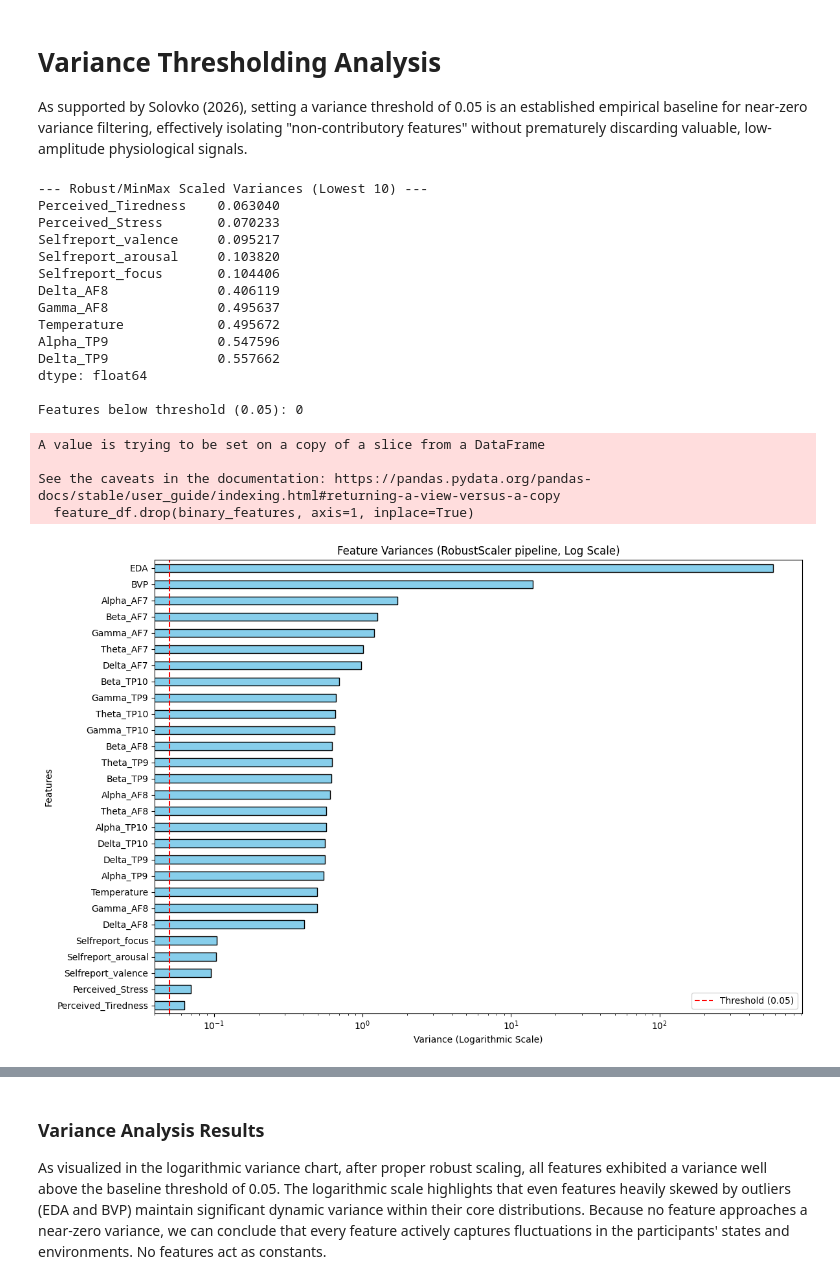
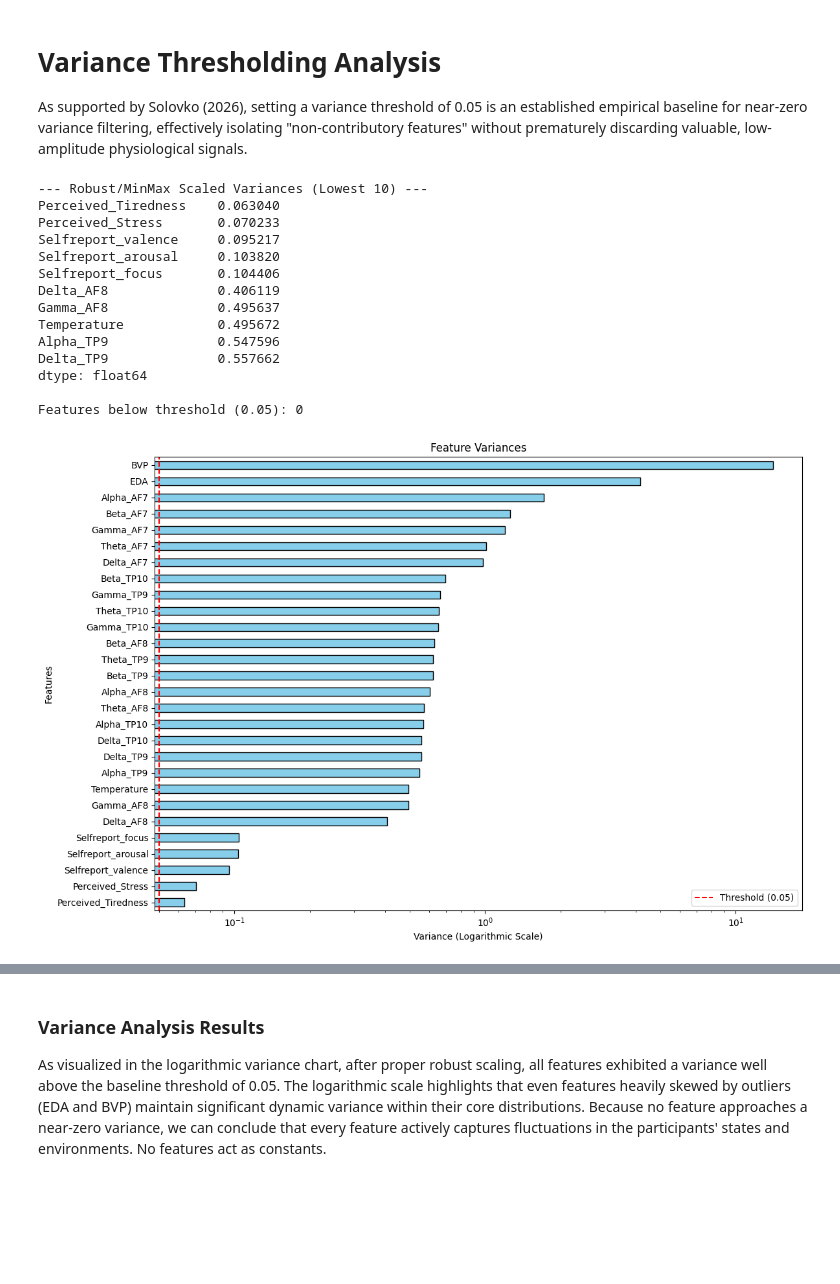
Before and after one commit to alonso284/FER-Study, a Jupyter notebook: model-experimentation/feature_selection_justification.ipynb, the cells around one changed output, grey strips where cells are left out. Saved outputs shown, nothing was run; the diff lists cells and outputs as text; code cells hidden in the pictures; blank space fills up the shorter version.

Commit message:
Remove unnecessary data processing from feature selection justification, and improve md text

```diff
--- a/model-experimentation/feature_selection_justification.ipynb
+++ b/model-experimentation/feature_selection_justification.ipynb
@@ -82,15 +82,9 @@ relevant_columns = [
 df = df[relevant_columns]
 # %%
 sys.path.append("./data-preprocessing")
-from data_preparation import (
-    prepare_data,
-    normalize_signals_with_mediation_baseline,
-    align_lag_signals,
-)
+from data_preparation import prepare_data
 
 # Clean, normalize and align data based on exploratory data analysis and domain knowledge
-df = normalize_signals_with_mediation_baseline(df)
-df = align_lag_signals(df)
 df = prepare_data(df)
 # %%
 # Grab resmasknet_dominant_emotion if you also want the emotion
@@ -297,7 +291,7 @@ survey_features = [
 binary_features = ["Gender", "Wearing_Glasses"]
 
 # Ignore survey data, since low variance would be due to population imbalance from the dataset
-feature_df.drop(binary_features, axis=1, inplace=True)
+feature_df = feature_df.drop(binary_features, axis=1)
 
 # Scale the data using the same preprocessor as training
 preprocessor = ColumnTransformer(
@@ -320,36 +314,32 @@ low_variance_features = scaled_variances[scaled_variances < var_threshold]
 print("--- Robust/MinMax Scaled Variances (Lowest 10) ---")
 print(scaled_variances.head(10))
 print(f"\nFeatures below threshold ({var_threshold}): {len(low_variance_features)}")
 
 # (Outliers in EDA/BVP will cause massive variance spikes, log scale keeps it readable)
 plt.figure(figsize=(12, 8))
 scaled_variances.plot(kind="barh", color="skyblue", edgecolor="black", logx=True)
 plt.axvline(
     x=var_threshold, color="red", linestyle="--", label=f"Threshold ({var_threshold})"
 )
-plt.title("Feature Variances (RobustScaler pipeline, Log Scale)")
+plt.title("Feature Variances")
 plt.xlabel("Variance (Logarithmic Scale)")
 plt.ylabel("Features")
 plt.legend()
 plt.tight_layout()
 plt.show()
 # %% [output]
 --- Robust/MinMax Scaled Variances (Lowest 10) ---
 Perceived_Tiredness    0.063040
 Perceived_Stress       0.070233
 Selfreport_valence     0.095217
 Selfreport_arousal     0.103820
 Selfreport_focus       0.104406
 Delta_AF8              0.406119
 Gamma_AF8              0.495637
 Temperature            0.495672
 Alpha_TP9              0.547596
 Delta_TP9              0.557662
 dtype: float64
 
 Features below threshold (0.05): 0
-A value is trying to be set on a copy of a slice from a DataFrame
-
-See the caveats in the documentation: https://pandas.pydata.org/pandas-docs/stable/user_guide/indexing.html#returning-a-view-versus-a-copy
-  feature_df.drop(binary_features, axis=1, inplace=True)
-[figure, old version]
+[figure, new version]
```
Also changed, not shown: parts of 3 cells of this notebook.
